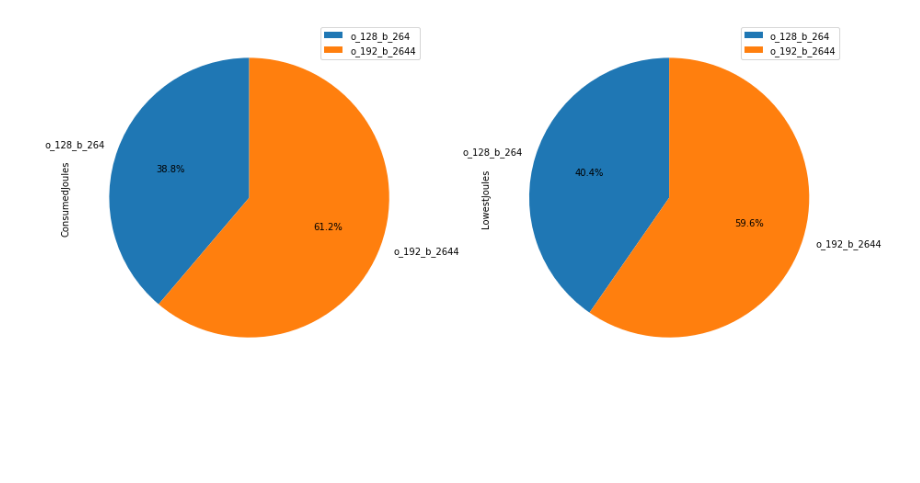
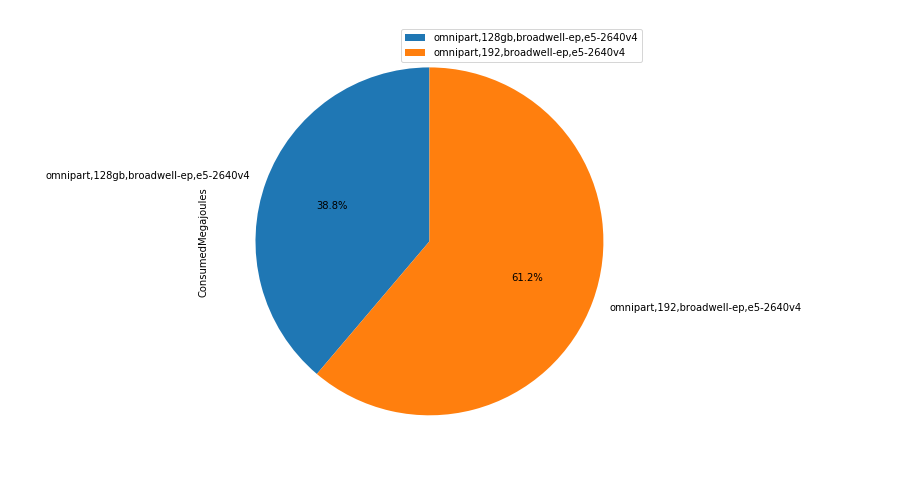
Before and after one commit to hibozzy18/argo, a Jupyter notebook: energy_processing.ipynb, the cells around one changed output. Drawn from its saved outputs; the diff is of its cells as text; code cells hidden in the pictures; blank space fills up the shorter version.

```diff
--- a/energy_processing.ipynb
+++ b/energy_processing.ipynb
@@ -97,24 +101,10 @@ data[cols] = data[cols].applymap(np.int64)
 # %%
 # sava data to csv
 data.to_csv("processed_energy.csv", index=False)
-# %%
-#create link between the available features to short hand
-# omnipart,128gb,broadwell-ep,e5-2640v4  - o_128_b_264
-# omnipart,192,broadwell-ep,e5-2640v - o_192_b_264
-# infiniband,32gb,sandybridge-ep,e5-2620 - i_32_s_262
-# infiniband,64gb,ivybridge-ep,e5-2680v2 - i_64_i_268
-# 128gb,broadwell-ep,e5-2640v4 - 128_b_264
-# 32gb,sandybridge-ep,e5-2665 - 32_s_2665
-# infiniband,32gb,sandybridge-ep,e5-2650 - i_32_s_265
-# infiniband,64gb,ivybridge-ep,e5-2680v2 - i_64_i_268
-# 32gb,sandybridge-ep,e5-2650 - 32_s_265
-
-data = data.replace(to_replace ="omnipart,128gb,broadwell-ep,e5-2640v4", value ="o_128_b_264", regex=True)
-data = data.replace(to_replace ="omnipart,192,broadwell-ep,e5-2640v", value ="o_192_b_264", regex=True)
-data = data.replace(to_replace ="infiniband,32gb,sandybridge-ep,e5-2620", value ="i_32_s_262", regex=True)
-data = data.replace(to_replace ="infiniband,64gb,ivybridge-ep,e5-2680v2", value ="i_64_i_268", regex=True)
-data = data.replace(to_replace ="128gb,broadwell-ep,e5-2640v4", value ="128_b_264", regex=True)
-data = data.replace(to_replace ="32gb,sandybridge-ep,e5-2665", value ="32_s_2665", regex=True)
-data = data.replace(to_replace ="infiniband,32gb,sandybridge-ep,e5-2650", value ="i_32_s_265", regex=True)
-data = data.replace(to_replace ="infiniband,64gb,ivybridge-ep,e5-2680v2", value ="i_64_i_268", regex=True)
-data = data.replace(to_replace ="32gb,sandybridge-ep,e5-2650", value ="32_s_265", regex=True)
+# %%
+# Convert  ConsumedJoules  to ConsumedMegajoules
+data['ConsumedMegajoules'] = data['ConsumedJoules']/1000000
+
+# Convert  LowestJoules  to Lowestkilojoules
+data['Lowestkilojoules'] = data['LowestJoules']/1000
+data.head()
@@ -173,4 +183,4 @@ plot = pie_data.plot.pie(subplots=True, autopct='%1.1f%%',explode=(0, 0, 0, 0, 0
 # %%
-sub_data = data.loc[:, ['ConsumedJoules','NodeName','LowestJoules', 'Partitions', 'AvailableFeatures']]
+sub_data = data.loc[:, ['ConsumedMegajoules','NodeName','Lowestkilojoules', 'Partitions', 'AvailableFeatures']]
 sub_data
 # %% [output]
@@ -226,6 +248,6 @@ plot1 = feature_pie_data.plot.pie(subplots=True, autopct='%1.1f%%',explode=(0, 0
 #cmsp_data= data[]
 cmsp_data = sub_data.loc[sub_data['Partitions'] == 'cmsp']
 # %%
-cmsp_pie_data = cmsp_data.groupby(['AvailableFeatures'])['ConsumedJoules', 'LowestJoules'].agg('sum')
+cmsp_pie_data = cmsp_data.groupby(['AvailableFeatures'])['ConsumedMegajoules', 'Lowestkilojoules'].agg('sum').round(2)
 cmsp_pie_data
 # %% [output]
@@ -248,5 +266,7 @@ cmsp_data.describe()
 # %%
-#csm energy plot
-plot1 = cmsp_pie_data.plot.pie(subplots=True, autopct='%1.1f%%',startangle=90, figsize=(15, 8))
+#csm energy ConsumedMegajoules plot
+plot1 = cmsp_pie_data.plot.pie(y='ConsumedMegajoules',subplots=True, autopct='%1.1f%%',startangle=90, figsize=(10, 8))
+fig = plot1[0].get_figure()
+fig.savefig("consumedjoules_cmsp_partition.png")
 # %% [output]
-[figure, old version]
+[figure, new version]
```
Also changed, not shown: parts of 35 cells of this notebook, 20 other files.
